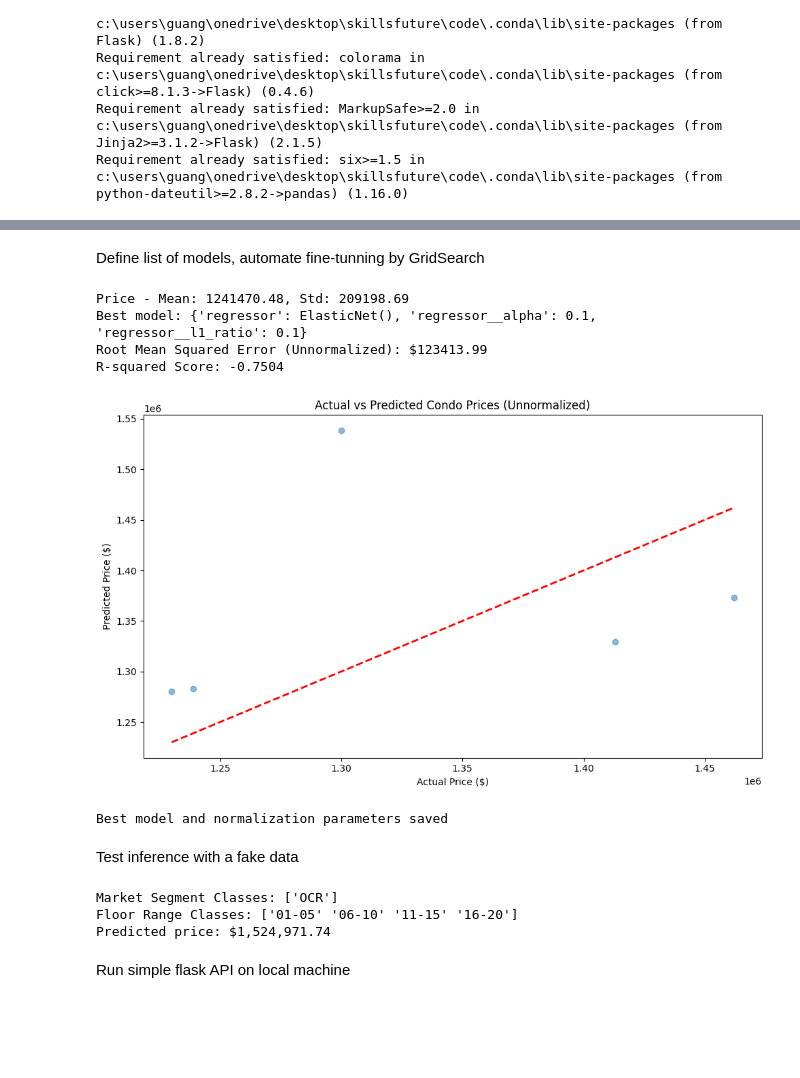
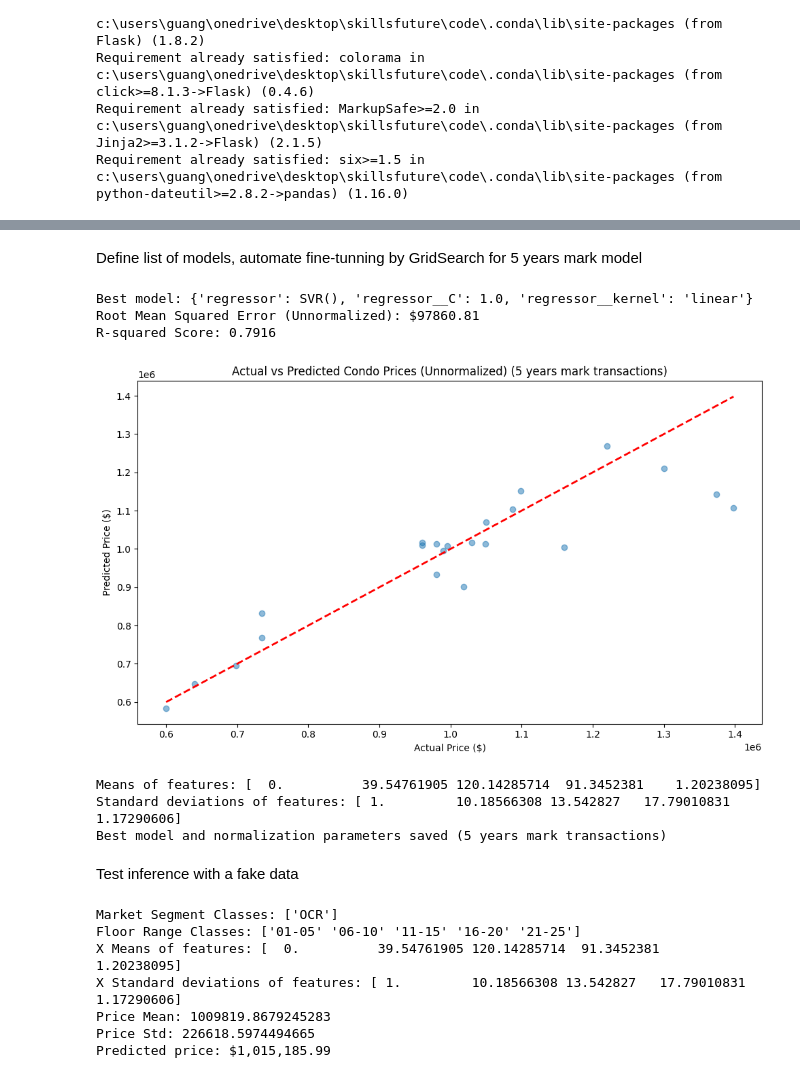
Before and after one commit to lolbus/SFS_MLEngineer_Assessment, a Jupyter notebook: modelling.ipynb, the cells around one changed output, grey strips where cells are left out. Cells and saved outputs as stored; diff of their text form; code cells hidden in the pictures; blank space fills up the shorter version.

```diff
--- a/modelling.ipynb
+++ b/modelling.ipynb
@@ -164,5 +148,5 @@ df
 # %% [markdown]
-Define list of models, automate fine-tunning by GridSearch
+Define list of models, automate fine-tunning by GridSearch for 5 years mark model
 # %%
 import pandas as pd
 import numpy as np
@@ -170,28 +154,13 @@ from sklearn.model_selection import train_test_split, GridSearchCV
 from sklearn.ensemble import RandomForestRegressor
 from sklearn.linear_model import ElasticNet
 from sklearn.svm import SVR
-from sklearn.preprocessing import LabelEncoder, StandardScaler
+from sklearn.preprocessing import StandardScaler
 from sklearn.metrics import mean_squared_error, r2_score
 from sklearn.pipeline import Pipeline
 import matplotlib.pyplot as plt
 import joblib
 
-# ... (keep your data loading and preprocessing steps the same)
 
-# Calculate mean and std for 'price'
-price_mean, price_std = df['price'].mean(), df['price'].std()
-
-print(f"Price - Mean: {price_mean:.2f}, Std: {price_std:.2f}")
-
-# Normalize 'price'
-df['price_normalized'] = (df['price'] - price_mean) / price_std
-
-# Split features and target
-X = df.drop(['price', 'price_normalized'], axis=1)
-y = df['price_normalized']
-
-# Split the data into training and testing sets
-X_train, X_test, y_train, y_test = train_test_split(X, y, test_size=0.2, random_state=42)
 
 # Create a pipeline
 pipeline = Pipeline([
@@ -249,41 +218,62 @@ if isinstance(best_model.named_steps['regressor'], RandomForestRegressor):
         'feature': X.columns,
         'importance': best_model.named_steps['regressor'].feature_importances_
     }).sort_values('importance', ascending=False)
     print("\nFeature Importance:")
     print(feature_importance)
 
     # Visualize feature importance
     plt.figure(figsize=(10, 6))
     plt.barh(feature_importance['feature'], feature_importance['importance'], color='skyblue')
     plt.xlabel("Importance")
     plt.title("Feature Importance")
     plt.show()
 
 
 # 8. Visualize predictions vs actual (Unnormalized)
 plt.figure(figsize=(10, 6))
 plt.scatter(y_test_denormalized, y_pred, alpha=0.5)
 plt.plot([y_test_denormalized.min(), y_test_denormalized.max()],
          [y_test_denormalized.min(), y_test_denormalized.max()], 'r--', lw=2)
 plt.xlabel("Actual Price ($)")
 plt.ylabel("Predicted Price ($)")
-plt.title("Actual vs Predicted Condo Prices (Unnormalized)")
+plt.title("Actual vs Predicted Condo Prices (Unnormalized) (5 years mark transactions)")
 plt.tight_layout()
 plt.show()
+
+# Retrieve the scaler from the best pipeline
+scaler = best_model.named_steps['scaler']
+# Get the mean and standard deviation
+means = scaler.mean_
+stds = scaler.scale_
+
+print("Means of features:", means)
+print("Standard deviations of features:", stds)
+
+market_segment_mean = means[0]
+market_segment_std = stds[0]
+months_since_contract_date_mean = means[1]
+months_since_contract_date_std = stds[1]
+months_since_commence_date_mean = means[2]
+months_since_commence_date_std = stds[2]
+area_mean = means[3]
+area_std = stds[3]
+floor_range_mean = means[4]
+floor_range_std = stds[4]
 
 # Save the best model
 joblib.dump(best_model, 'best_condo_price_predictor.joblib')
 joblib.dump(le_market_segment, 'le_market_segment.joblib')
 joblib.dump(le_floor_range, 'le_floor_range.joblib')
 joblib.dump((price_mean, price_std), 'normalization_params.joblib')
-print("Best model and normalization parameters saved")
+print("Best model and normalization parameters saved (5 years mark transactions)")
 # %% [output]
-Price - Mean: 1241470.48, Std: 209198.69
-Best model: {'regressor': ElasticNet(), 'regressor__alpha': 0.1, 'regressor__l1_ratio': 0.1}
-Root Mean Squared Error (Unnormalized): $123413.99
-R-squared Score: -0.7504
+Best model: {'regressor': SVR(), 'regressor__C': 1.0, 'regressor__kernel': 'linear'}
+Root Mean Squared Error (Unnormalized): $97860.81
+R-squared Score: 0.7916
-[figure, old version]
+[figure, new version]
-Best model and normalization parameters saved
+Means of features: [  0.          39.54761905 120.14285714  91.3452381    1.20238095]
+Standard deviations of features: [ 1.         10.18566308 13.542827   17.79010831  1.17290606]
+Best model and normalization parameters saved (5 years mark transactions)
 # %% [markdown]
 Test inference with a fake data
 # %%
@@ -299,9 +289,19 @@ print("Floor Range Classes:", le_floor_range.classes_)
 # Load models and params
 model = joblib.load('best_condo_price_predictor.joblib')
 price_mean, price_std = joblib.load('normalization_params.joblib')
+scaler = model.named_steps['scaler']
+# Get the mean and standard deviation
+means = scaler.mean_
+stds = scaler.scale_
+print("X Means of features:", means)
+print("X Standard deviations of features:", stds)
+print("Price Mean:", price_mean)
+print("Price Std:", price_std)
+
 
 def prepare_data_for_inference(market_segment, months_since_contract_date, months_since_commence_date,
                                area, floor_range):
+    #normalize data
 
     # Create a dictionary with the input data
     data = {
@@ -324,7 +324,7 @@ def prepare_data_for_inference(market_segment, months_since_contract_date, month
 new_data = prepare_data_for_inference(market_segment='OCR',
                                       months_since_contract_date=55,
                                       months_since_commence_date=120,
-                                      area=155,
+                                      area=95,
                                       floor_range='11-15')
 
 normalized_predicted_price = model.predict(new_data)
@@ -332,7 +332,9 @@ predicted_price = normalized_predicted_price * price_std + price_mean
 print(f"Predicted price: ${predicted_price[0]:,.2f}")
 # %% [output]
 Market Segment Classes: ['OCR']
-Floor Range Classes: ['01-05' '06-10' '11-15' '16-20']
-Predicted price: $1,524,971.74
+Floor Range Classes: ['01-05' '06-10' '11-15' '16-20' '21-25']
+X Means of features: [  0.          39.54761905 120.14285714  91.3452381    1.20238095]
+X Standard deviations of features: [ 1.         10.18566308 13.542827   17.79010831  1.17290606]
+Price Mean: 1009819.8679245283
+Price Std: 226618.5974494665
+Predicted price: $1,015,185.99
-# %% [markdown]
-Run simple flask API on local machine
```
Also changed, not shown: parts of 15 cells of this notebook, 19 other files.
